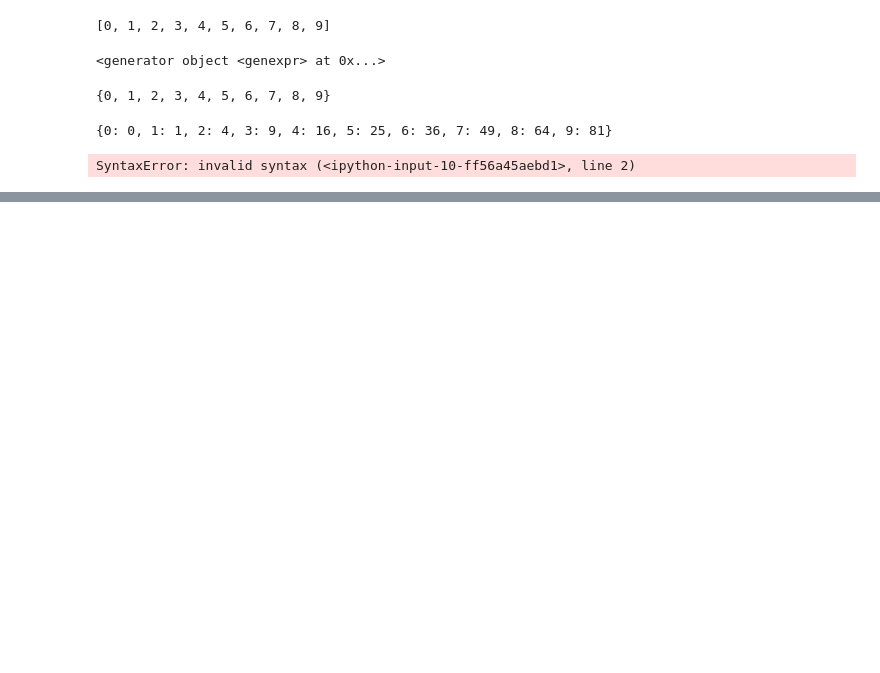
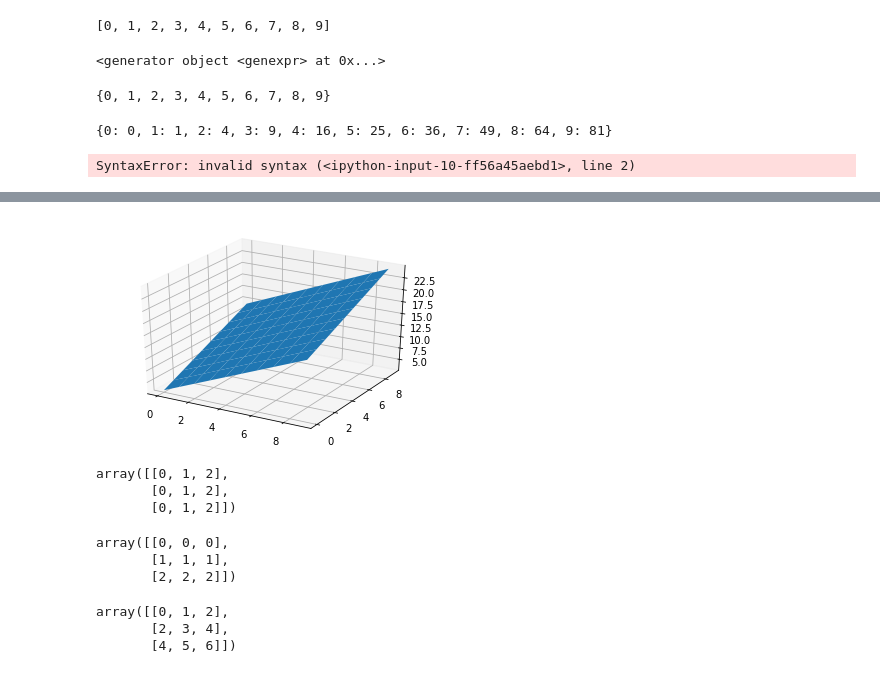
Before and after one commit to mytinylabo/coding-the-matrix, a Jupyter notebook: notebook/scratchpad.ipynb, the cells around one changed output, grey strips where cells are left out. Saved outputs shown, nothing was run; the diff lists cells and outputs as text; code cells hidden in the pictures; blank space fills up the shorter version.

```diff
--- a/notebook/scratchpad.ipynb
+++ b/notebook/scratchpad.ipynb
@@ -30,0 +66,54 @@ SyntaxError: Generator expression must be parenthesized (<ipython-input-12-e84f5
+# %%
+# 外積を使う方法
+# https://codeday.me/jp/qa/20190522/879818.html
+
+points = [[1, 0, 4.4],
+          [0, 1, 4],
+          [0, 0, 3]]
+
+p0, p1, p2 = points
+x0, y0, z0 = p0
+x1, y1, z1 = p1
+x2, y2, z2 = p2
+
+ux, uy, uz = u = [x1-x0, y1-y0, z1-z0]
+vx, vy, vz = v = [x2-x0, y2-y0, z2-z0]
+
+u_cross_v = [uy*vz-uz*vy, uz*vx-ux*vz, ux*vy-uy*vx]
+
+point  = np.array(p0)
+normal = np.array(u_cross_v)
+
+d = -point.dot(normal)
+
+xx, yy = np.meshgrid(range(10), range(10))
+
+z = (-normal[0] * xx - normal[1] * yy - d) * 1. / normal[2]
+
+# plot the surface
+plt3d = plt.figure().gca(projection='3d')
+plt3d.plot_surface(xx, yy, z)
+plt.show()
+# %% [output]
+[figure, added]
+# %%
+# meshgrid はパラメータの全組み合わせを多次元配列として生成する
+
+x, y = np.meshgrid(range(3), range(3))
+x
+# %% [output]
+array([[0, 1, 2],
+       [0, 1, 2],
+       [0, 1, 2]])
+# %%
+y
+# %% [output]
+array([[0, 0, 0],
+       [1, 1, 1],
+       [2, 2, 2]])
+# %%
+x + 2*y
+# %% [output]
+array([[0, 1, 2],
+       [2, 3, 4],
+       [4, 5, 6]])
```
Also changed, not shown: parts of 2 cells of this notebook.
